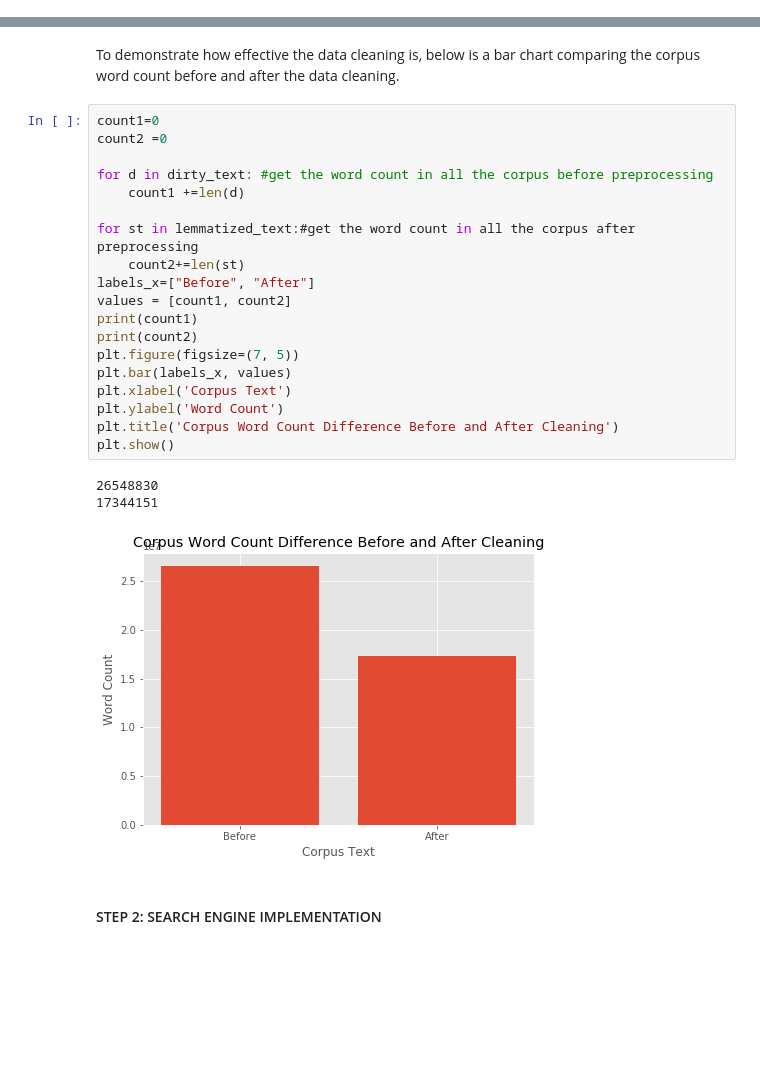
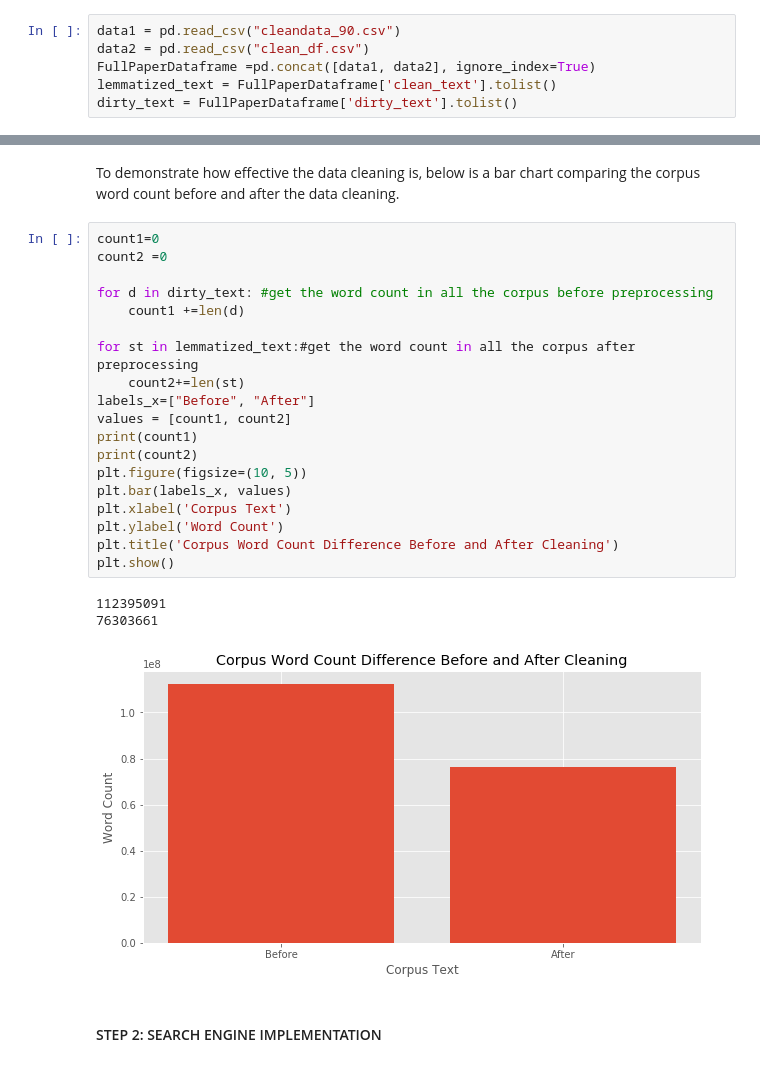
Before and after one commit to marwagaser/NLP_Project, a Jupyter notebook: NLP Project master.ipynb, the cells around one changed output, grey strips where cells are left out. Drawn from its saved outputs; the diff is of its cells as text; blank space fills up the shorter version.

```diff
--- a/NLP Project master.ipynb
+++ b/NLP Project master.ipynb
@@ -152,3 +144,9 @@ NotebookApp.rate_limit_window=3.0 (secs)
+# %%
+data1 = pd.read_csv("cleandata_90.csv")
+data2 = pd.read_csv("clean_df.csv")
+FullPaperDataframe =pd.concat([data1, data2], ignore_index=True)
+lemmatized_text = FullPaperDataframe['clean_text'].tolist()
+dirty_text = FullPaperDataframe['dirty_text'].tolist()
 # %% [markdown]
 <h5> Corpus Word Count Graph Before Vs. After Data Cleaning </h5>
 # %% [markdown]
@@ -156,26 +154,26 @@ NotebookApp.rate_limit_window=3.0 (secs)
 # %%
 count1=0
 count2 =0
 
 for d in dirty_text: #get the word count in all the corpus before preprocessing
     count1 +=len(d)
 
 for st in lemmatized_text:#get the word count in all the corpus after preprocessing
     count2+=len(st)
 labels_x=["Before", "After"]
 values = [count1, count2]
 print(count1)
 print(count2)
-plt.figure(figsize=(7, 5))
+plt.figure(figsize=(10, 5))
 plt.bar(labels_x, values)
 plt.xlabel('Corpus Text')
 plt.ylabel('Word Count')
 plt.title('Corpus Word Count Difference Before and After Cleaning')
 plt.show()
 # %% [output]
-26548830
-17344151
+112395091
+76303661
-[figure, old version]
+[figure, new version]
 # %% [markdown]
 <h4>STEP 2: SEARCH ENGINE IMPLEMENTATION</h4>
 # %% [markdown]
```
Also changed, not shown: parts of 22 cells of this notebook.
